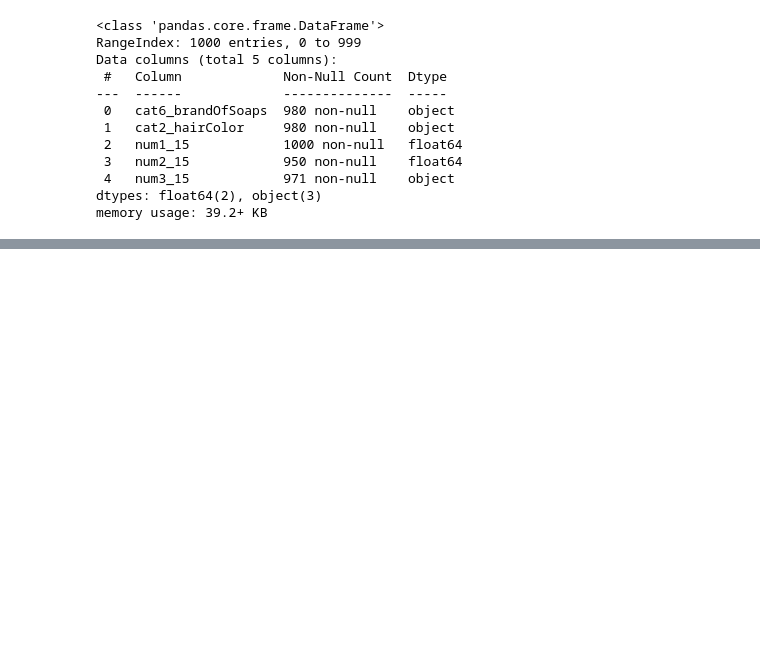
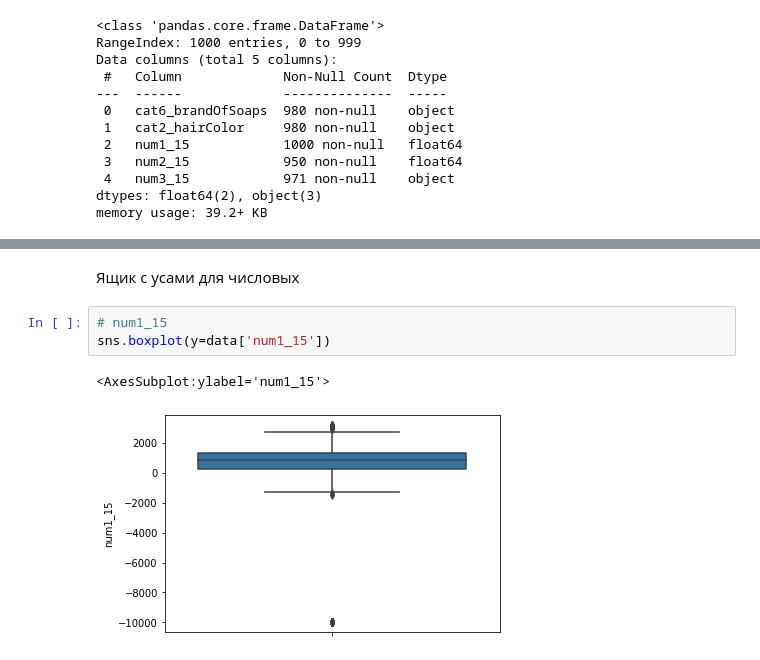
Before and after one commit to prekel/MSO, a Jupyter notebook: Lab02/Lab02.ipynb, the cells around one changed output, grey strips where cells are left out. Drawn from its saved outputs; the diff is of its cells as text; blank space fills up the shorter version.

```diff
--- a/Lab02/Lab02.ipynb
+++ b/Lab02/Lab02.ipynb
@@ -75,0 +148,8 @@ memory usage: 39.2+ KB
+# %% [markdown]
+Ящик с усами для числовых
+# %%
+# num1_15
+sns.boxplot(y=data['num1_15'])
+# %% [output]
+<AxesSubplot:ylabel='num1_15'>
+[figure, added]
```
Also changed, not shown: parts of 30 cells of this notebook.
